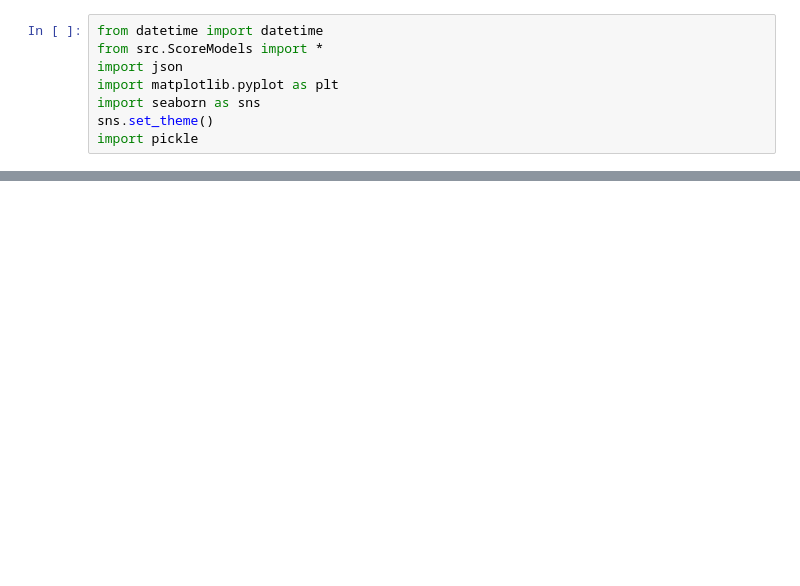
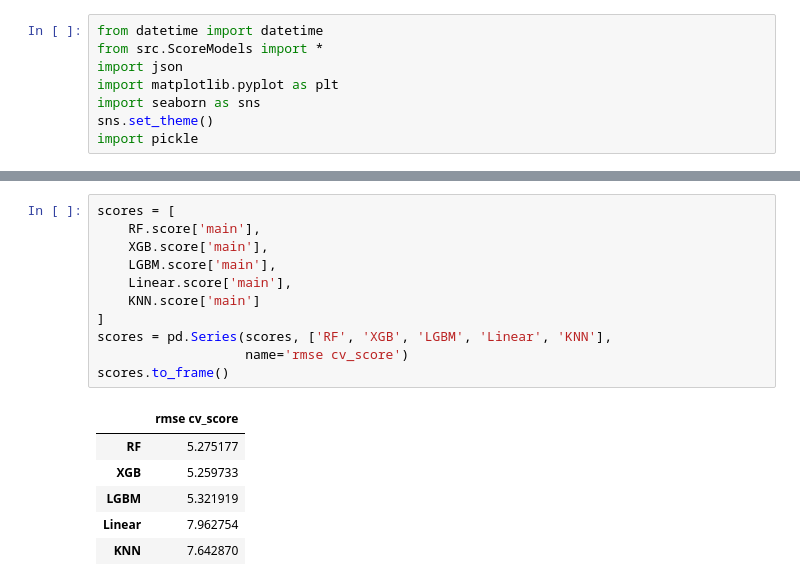
Before and after one commit to ustcer1984/Data-analytics-projects, a Jupyter notebook: p004 student score prediction/model_comparison.ipynb, the cells around one changed output, grey strips where cells are left out. Cells and saved outputs as stored; diff of their text form; blank space fills up the shorter version.

```diff
--- a/p004 student score prediction/model_comparison.ipynb
+++ b/p004 student score prediction/model_comparison.ipynb
@@ -25,0 +103,18 @@ LGBM = pickle.load(open(
+# %%
+scores = [
+    RF.score['main'],
+    XGB.score['main'],
+    LGBM.score['main'],
+    Linear.score['main'],
+    KNN.score['main']
+]
+scores = pd.Series(scores, ['RF', 'XGB', 'LGBM', 'Linear', 'KNN'],
+                   name='rmse cv_score')
+scores.to_frame()
+# %% [output]
+|  | rmse cv_score |
+| RF | 5.275177 |
+| XGB | 5.259733 |
+| LGBM | 5.321919 |
+| Linear | 7.962754 |
+| KNN | 7.642870 |
```
Also changed, not shown: parts of 21 cells of this notebook, 13 other files.
